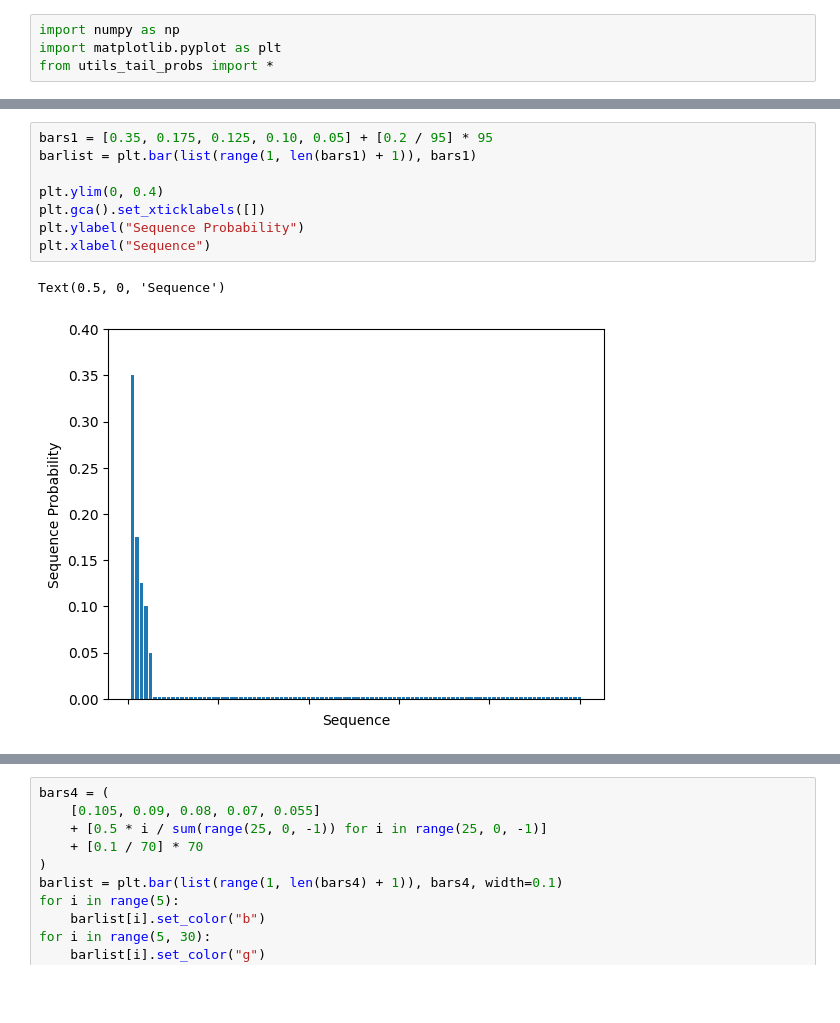
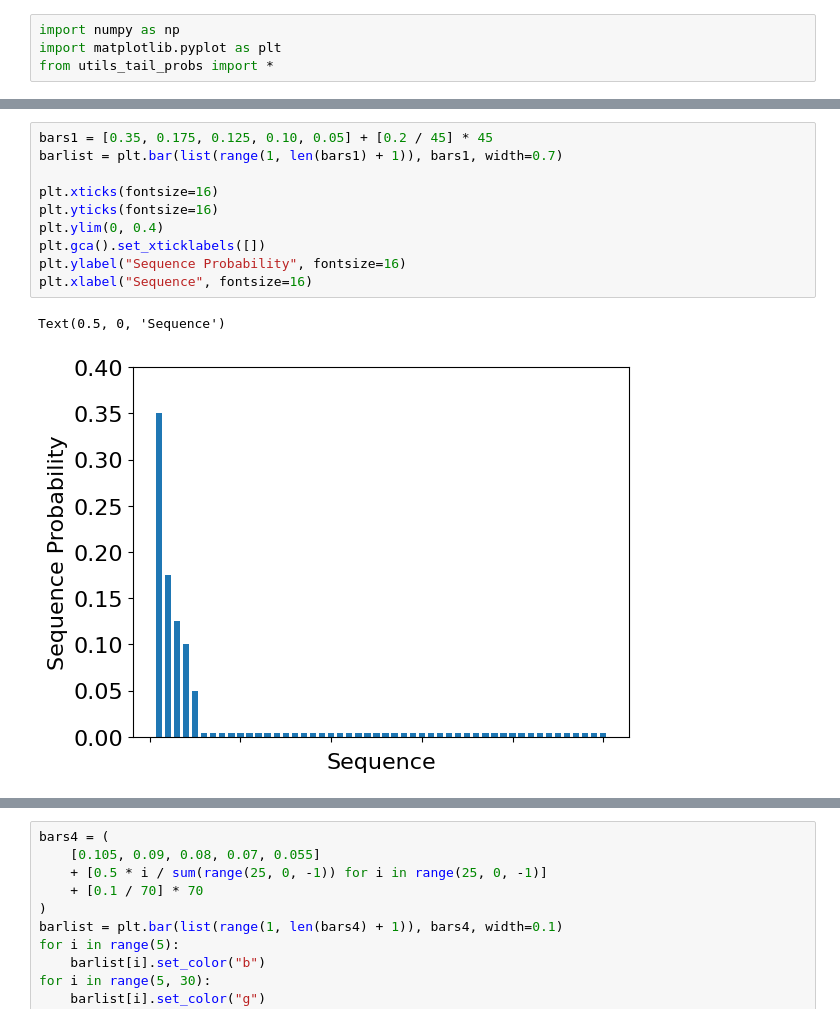
Before and after one commit to ljyflores/calibrated-confidence-for-nlg, a Jupyter notebook: analysis/plot_demos.ipynb, the cells around one changed output, grey strips where cells are left out. Cells and saved outputs as stored; diff of their text form; blank space fills up the shorter version.

```diff
--- a/analysis/plot_demos.ipynb
+++ b/analysis/plot_demos.ipynb
@@ -16,12 +18,14 @@ Text(0.5, 0, 'Sequence')
 # %%
-bars1 = [0.35, 0.175, 0.125, 0.10, 0.05] + [0.2 / 95] * 95
-barlist = plt.bar(list(range(1, len(bars1) + 1)), bars1)
+bars1 = [0.35, 0.175, 0.125, 0.10, 0.05] + [0.2 / 45] * 45
+barlist = plt.bar(list(range(1, len(bars1) + 1)), bars1, width=0.7)
 
+plt.xticks(fontsize=16)
+plt.yticks(fontsize=16)
 plt.ylim(0, 0.4)
 plt.gca().set_xticklabels([])
-plt.ylabel("Sequence Probability")
-plt.xlabel("Sequence")
+plt.ylabel("Sequence Probability", fontsize=16)
+plt.xlabel("Sequence", fontsize=16)
 # %% [output]
 Text(0.5, 0, 'Sequence')
-[figure, old version]
+[figure, new version]
 # %%
```
Also changed, not shown: parts of 3 cells of this notebook.
